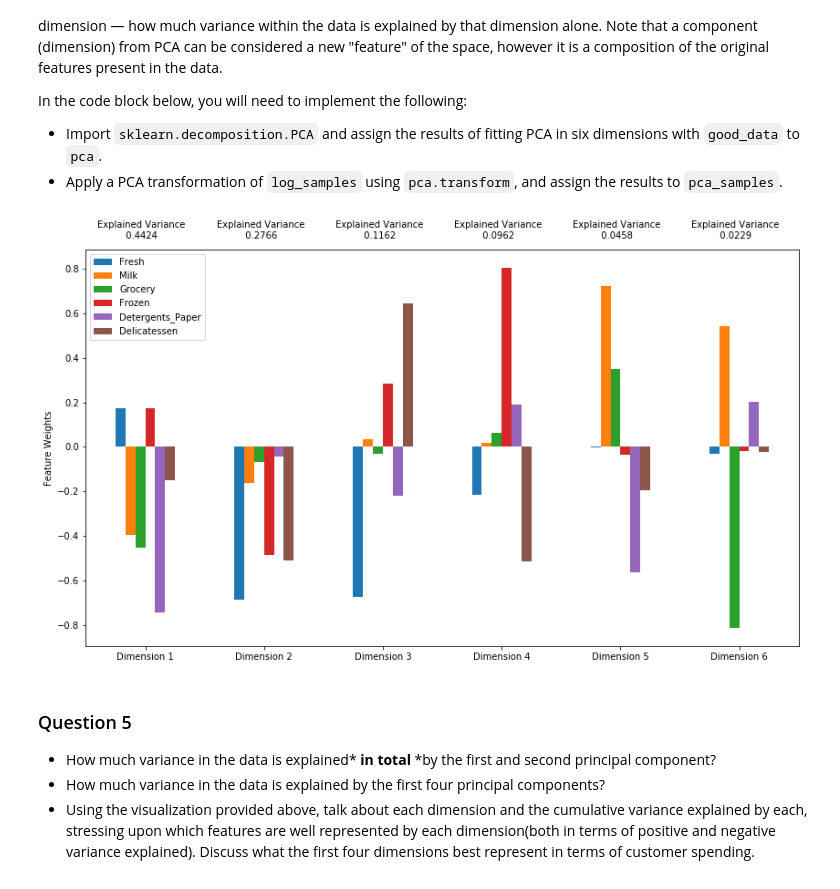
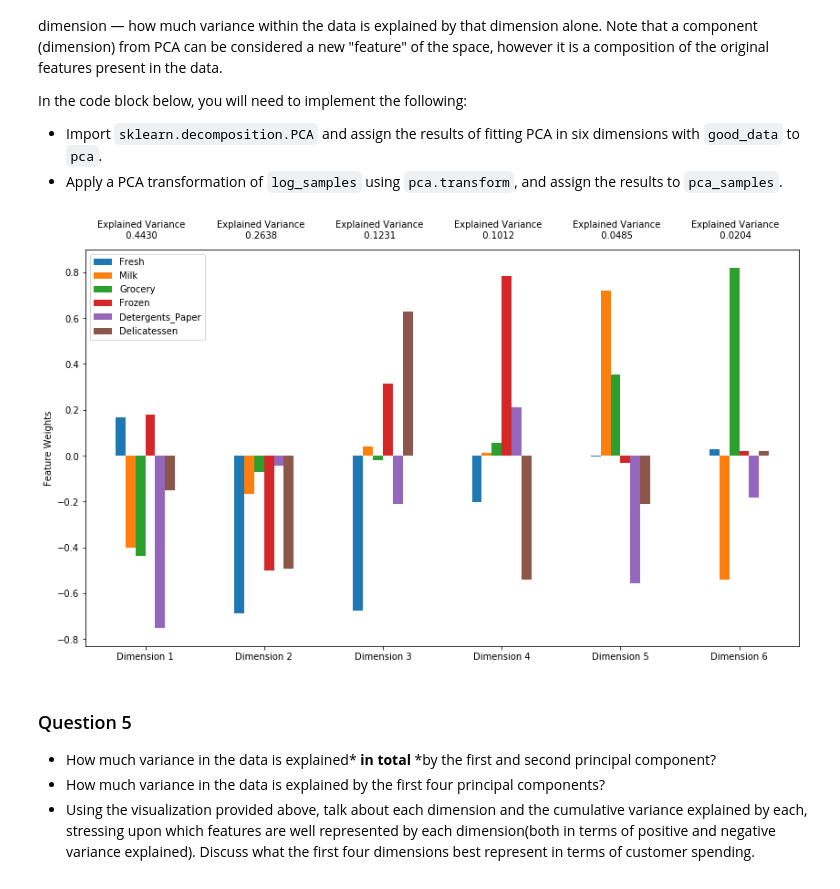
Before and after one commit to wang-zhe/Udacity-Review-Statistics, a Jupyter notebook: customer_segments.ipynb, the cells around one changed output. Drawn from its saved outputs; the diff is of its cells as text; code cells hidden in the pictures.

```diff
--- a/customer_segments.ipynb
+++ b/customer_segments.ipynb
@@ -60,7 +60,7 @@ display(data.describe())
 To get a better understanding of the customers and how their data will transform through the analysis, it would be best to select a few sample data points and explore them in more detail. In the code block below, add **three** indices of your choice to the `indices` list which will represent the customers to track. It is suggested to try different sets of samples until you obtain customers that vary significantly from one another.
 # %%
 # TODO: Select three indices of your choice you wish to sample from the dataset
-indices = [26,176,392]
+indices = [40,250,420]
 
 # Create a DataFrame of the chosen samples
 samples = pd.DataFrame(data.loc[indices], columns = data.keys()).reset_index(drop = True)
@@ -172,10 +182,12 @@ In the code block below, you will need to implement the following:
  - Assign a copy of the sample data to `log_samples` after applying logarithmic scaling. Again, use `np.log`.
 # %%
 # TODO: Scale the data using the natural logarithm
-log_data =data.apply(lambda x:np.log(x))
+log_data = None
+log_data = np.log(data)
 
 # TODO: Scale the sample data using the natural logarithm
-log_samples = samples.apply(lambda x:np.log(x))
+log_samples = None
+log_samples = np.log(samples)
 
 # Produce a scatter matrix for each pair of newly-transformed features
 pd.scatter_matrix(log_data, alpha = 0.3, figsize = (14,8), diagonal = 'kde');
@@ -211,25 +223,26 @@ Once you have performed this implementation, the dataset will be stored in the v
 for feature in log_data.keys():
 
     # TODO: Calculate Q1 (25th percentile of the data) for the given feature
+    Q1 = None
     Q1 = np.percentile(log_data[feature],25)
 
     # TODO: Calculate Q3 (75th percentile of the data) for the given feature
+    Q3 = None
     Q3 = np.percentile(log_data[feature],75)
 
     # TODO: Use the interquartile range to calculate an outlier step (1.5 times the interquartile range)
-    step = Q3-Q1
+    step = None
+    step = 1.5 * (Q3-Q1)
 
     # Display the outliers
     print("Data points considered outliers for the feature '{}':".format(feature))
     display(log_data[~((log_data[feature] >= Q1 - step) & (log_data[feature] <= Q3 + step))])
 
 # OPTIONAL: Select the indices for data points you wish to remove
-outliers  = []
+outliers  = [65, 66, 75, 128, 154]
 
 # Remove the outliers, if any were specified
 good_data = log_data.drop(log_data.index[outliers]).reset_index(drop = True)
-
-#
 # %% [output]
 Data points considered outliers for the feature 'Fresh':
 |  | Fresh | Milk | Grocery | Frozen | Detergents_Paper | Delicatessen |
@@ -350,16 +337,18 @@ In the code block below, you will need to implement the following:
 # %%
 # TODO: Apply PCA by fitting the good data with the same number of dimensions as features
 from sklearn.decomposition import PCA
-
-pca = PCA().fit(good_data)
+pca = None
+pca = PCA(n_components = 6)
+pca.fit(good_data)
 
 # TODO: Transform log_samples using the PCA fit above
+pca_samples = None
 pca_samples = pca.transform(log_samples)
 
 # Generate PCA results plot
 pca_results = vs.pca_results(good_data, pca)
 # %% [output]
-[figure, old version]
+[figure, new version]
 # %% [markdown]
 ### Question 5
 
```
Also changed, not shown: parts of 37 cells of this notebook.
